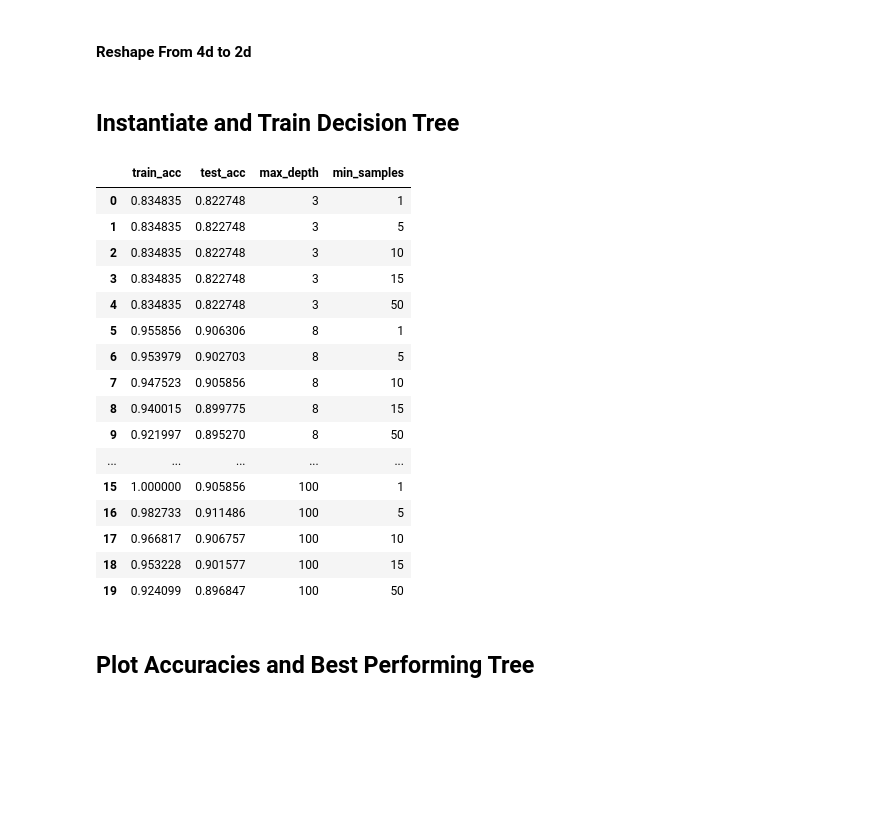
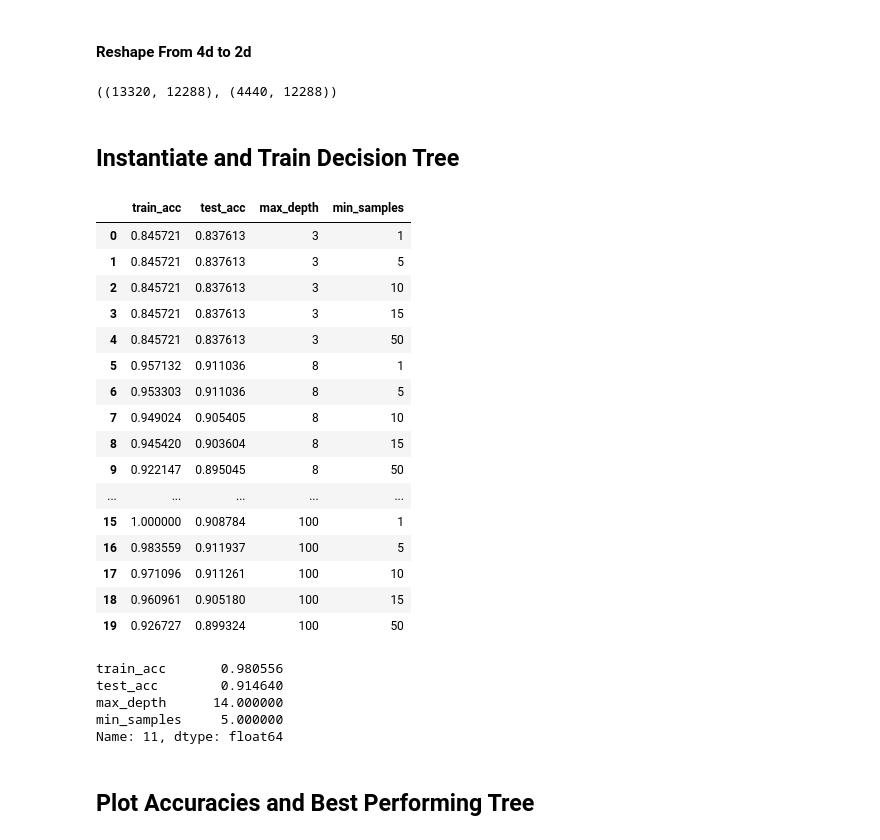
Before and after one commit to murdockma/4604_ML_project, a Jupyter notebook: 4604 Project.ipynb, the cells around one changed output. Drawn from its saved outputs; the diff is of its cells as text; code cells hidden in the pictures; blank space fills up the shorter version.

```diff
--- a/4604 Project.ipynb
+++ b/4604 Project.ipynb
@@ -129,3 +114,0 @@ d2_Xtest = X_test.reshape((nsamples_,nx_*ny_*nz_))
-# %%
-model = DecisionTreeClassifier(criterion='gini', max_depth=3, min_samples_leaf=1, random_state=123)
-model.fit(d2_Xtrain, y_train)
@@ -194,11 +115,16 @@ plot_predictions(X_test, y_test, y_fit, 4, 6)
 # %% [markdown]
 #### Reshape From 4d to 2d
 # %%
+# reshaping for compatability with decision tree
 nsamples, nx, ny, nz = X_train.shape
 d2_Xtrain = X_train.reshape((nsamples,nx*ny*nz))
 
 nsamples_, nx_, ny_, nz_ = X_test.shape
 d2_Xtest = X_test.reshape((nsamples_,nx_*ny_*nz_))
+
+d2_Xtrain.shape, d2_Xtest.shape
+# %% [output]
+((13320, 12288), (4440, 12288))
 # %% [markdown]
 ## Instantiate and Train Decision Tree
 # %%
@@ -230,25 +156,32 @@ for m in max_depths:
 df_ = pd.DataFrame({'train_acc': training, 'test_acc': testing,
                     'max_depth': depths, 'min_samples': leafs})
 # %%
-df_
+display(df_)
+
+df_.loc[df_.test_acc.idxmax()]
 # %% [output]
 |  | train_acc | test_acc | max_depth | min_samples |
-| 0 | 0.834835 | 0.822748 | 3 | 1 |
-| 1 | 0.834835 | 0.822748 | 3 | 5 |
-| 2 | 0.834835 | 0.822748 | 3 | 10 |
-| 3 | 0.834835 | 0.822748 | 3 | 15 |
-| 4 | 0.834835 | 0.822748 | 3 | 50 |
-| 5 | 0.955856 | 0.906306 | 8 | 1 |
-| 6 | 0.953979 | 0.902703 | 8 | 5 |
-| 7 | 0.947523 | 0.905856 | 8 | 10 |
-| 8 | 0.940015 | 0.899775 | 8 | 15 |
-| 9 | 0.921997 | 0.895270 | 8 | 50 |
+| 0 | 0.845721 | 0.837613 | 3 | 1 |
+| 1 | 0.845721 | 0.837613 | 3 | 5 |
+| 2 | 0.845721 | 0.837613 | 3 | 10 |
+| 3 | 0.845721 | 0.837613 | 3 | 15 |
+| 4 | 0.845721 | 0.837613 | 3 | 50 |
+| 5 | 0.957132 | 0.911036 | 8 | 1 |
+| 6 | 0.953303 | 0.911036 | 8 | 5 |
+| 7 | 0.949024 | 0.905405 | 8 | 10 |
+| 8 | 0.945420 | 0.903604 | 8 | 15 |
+| 9 | 0.922147 | 0.895045 | 8 | 50 |
 | ... | ... | ... | ... | ... |
-| 15 | 1.000000 | 0.905856 | 100 | 1 |
-| 16 | 0.982733 | 0.911486 | 100 | 5 |
-| 17 | 0.966817 | 0.906757 | 100 | 10 |
-| 18 | 0.953228 | 0.901577 | 100 | 15 |
-| 19 | 0.924099 | 0.896847 | 100 | 50 |
+| 15 | 1.000000 | 0.908784 | 100 | 1 |
+| 16 | 0.983559 | 0.911937 | 100 | 5 |
+| 17 | 0.971096 | 0.911261 | 100 | 10 |
+| 18 | 0.960961 | 0.905180 | 100 | 15 |
+| 19 | 0.926727 | 0.899324 | 100 | 50 |
+train_acc       0.980556
+test_acc        0.914640
+max_depth      14.000000
+min_samples     5.000000
+Name: 11, dtype: float64
 # %% [markdown]
 ## Plot Accuracies and Best Performing Tree
 # %%
```
Also changed, not shown: parts of 31 cells of this notebook.
